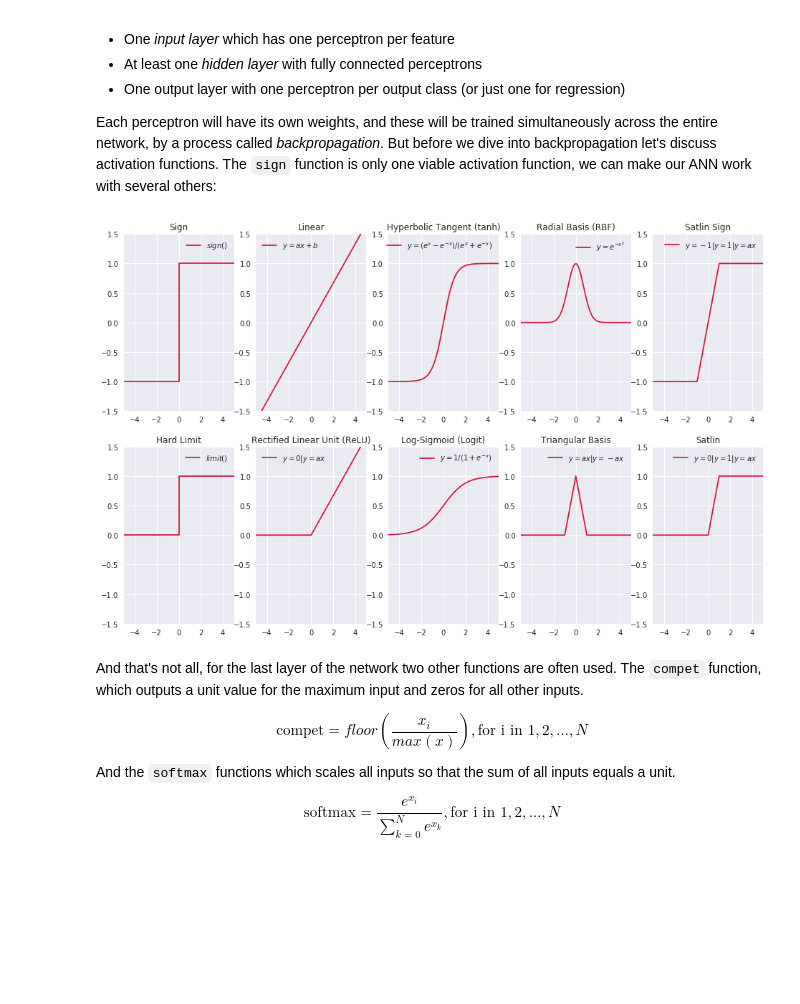
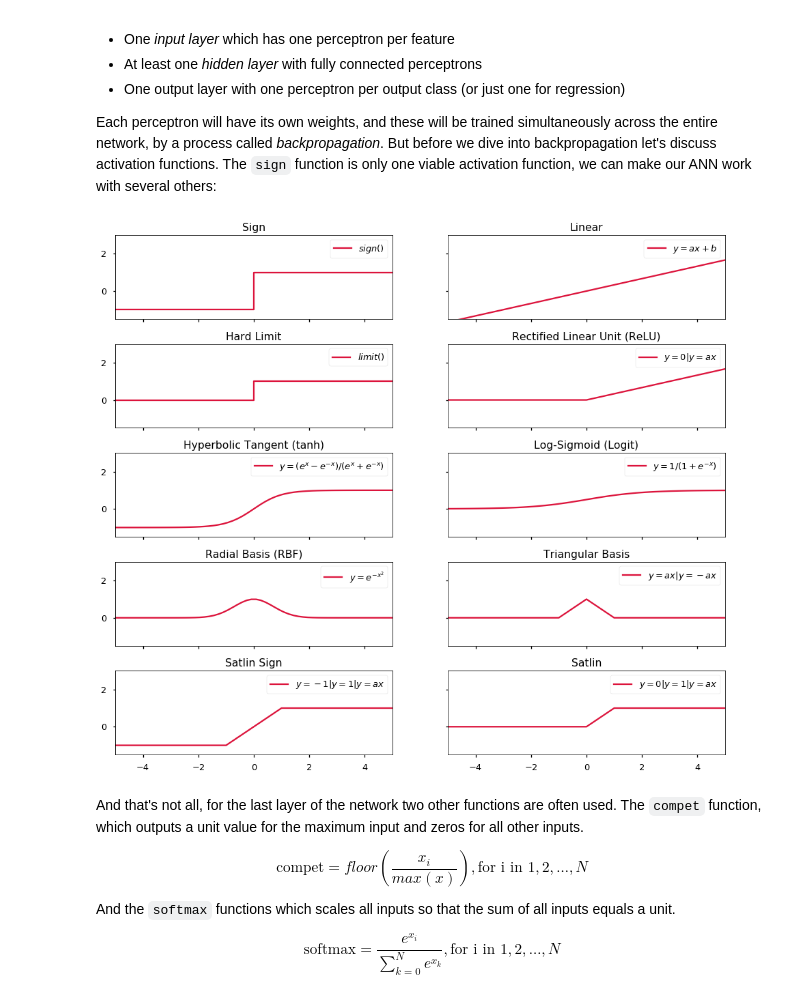
Before and after one commit to grochmal/daml, a Jupyter notebook: sklearn/neural-networks.ipynb, the cells around one changed output. Drawn from its saved outputs; the diff is of its cells as text; code cells hidden in the pictures; blank space fills up the shorter version.

```diff
--- a/sklearn/neural-networks.ipynb
+++ b/sklearn/neural-networks.ipynb
@@ -5,7 +14,6 @@ Michal Grochmal <michal.grochmal@city.ac.uk>
 # %%
-%matplotlib inline
 import numpy as np
 import pandas as pd
 import matplotlib.pyplot as plt
-import seaborn as sns
-sns.set()
+%matplotlib inline
+plt.style.use('seaborn-talk')
@@ -192,8 +219,9 @@ But before we dive into backpropagation let's discuss activation functions.
 The `sign` function is only one viable activation function,
 we can make our ANN work with several others:
 # %%
-fig, ax = plt.subplots(2, 5, figsize=(16, 10))
-ax_size = [-5, 5, -1.5, 1.5]
+fig, ax = plt.subplots(5, 2, figsize=(16, 14), sharey=True, sharex=True)
+ax_size = [-5, 5, -1.5, 3]
+fig.subplots_adjust(hspace=0.3)
 # sign
 x_full = np.linspace(-5, 5, 60)
 x1 = np.linspace(-5, 0, 30)
@@ -225,63 +253,63 @@ ax[1, 1].axis(ax_size)
 ax[1, 1].set_title('Rectified Linear Unit (ReLU)')
 # tanh sigmoid
 y_full = (np.exp(x_full) - np.exp(-x_full))/(np.exp(x_full) + np.exp(-x_full))
-ax[0, 2].plot(x_full, y_full, color='crimson')
-ax[0, 2].legend(['$y = (e^{x} - e^{-x})/(e^{x} + e^{-x})$'])
-ax[0, 2].axis(ax_size)
-ax[0, 2].set_title('Hyperbolic Tangent (tanh)')
+ax[2, 0].plot(x_full, y_full, color='crimson')
+ax[2, 0].legend(['$y = (e^{x} - e^{-x})/(e^{x} + e^{-x})$'])
+ax[2, 0].axis(ax_size)
+ax[2, 0].set_title('Hyperbolic Tangent (tanh)')
 # log sigmoid
 y_full = 1/(1 + np.exp(-x_full))
-ax[1, 2].plot(x_full, y_full, color='crimson')
-ax[1, 2].legend(['$y = 1/(1 + e^{-x})$'])
-ax[1, 2].axis(ax_size)
-ax[1, 2].set_title('Log-Sigmoid (Logit)')
+ax[2, 1].plot(x_full, y_full, color='crimson')
+ax[2, 1].legend(['$y = 1/(1 + e^{-x})$'])
+ax[2, 1].axis(ax_size)
+ax[2, 1].set_title('Log-Sigmoid (Logit)')
 # radial basis
 y_full = np.exp(- x_full*x_full)
-ax[0, 3].plot(x_full, y_full, color='crimson')
-ax[0, 3].legend(['$y = e^{-x^2}$'])
-ax[0, 3].axis(ax_size)
-ax[0, 3].set_title('Radial Basis (RBF)')
+ax[3, 0].plot(x_full, y_full, color='crimson')
+ax[3, 0].legend(['$y = e^{-x^2}$'])
+ax[3, 0].axis(ax_size)
+ax[3, 0].set_title('Radial Basis (RBF)')
 # triangular basis
 x1 = np.linspace(-5, -1, 30)
 x2 = np.linspace(-1, 0, 10)
 x3 = np.linspace(0, 1, 10)
 x4 = np.linspace(1, 5, 30)
 y1 = x1*0
 y2 = x2 + 1
 y3 = 1 - x3
 y4 = x4*0
-ax[1, 3].plot(np.hstack([x1, x2, x3, x4]), np.hstack([y1, y2, y3, y4]), color='crimson')
-ax[1, 3].legend(['$y = ax | y = -ax$'])
-ax[1, 3].axis(ax_size)
-ax[1, 3].set_title('Triangular Basis')
+ax[3, 1].plot(np.hstack([x1, x2, x3, x4]), np.hstack([y1, y2, y3, y4]), color='crimson')
+ax[3, 1].legend(['$y = ax | y = -ax$'])
+ax[3, 1].axis(ax_size)
+ax[3, 1].set_title('Triangular Basis')
 # satlin sign
 x1 = np.linspace(-5, -1, 30)
 x2 = np.linspace(-1, 0, 10)
 x3 = np.linspace(0, 1, 10)
 x4 = np.linspace(1, 5, 30)
 y1 = x1*0 - 1
 y2 = x2
 y3 = x3
 y4 = x4*0 + 1
-ax[0, 4].plot(np.hstack([x1, x2, x3, x4]), np.hstack([y1, y2, y3, y4]), color='crimson')
-ax[0, 4].legend(['$y = -1 | y = 1 | y = ax$'])
-ax[0, 4].axis(ax_size)
-ax[0, 4].set_title('Satlin Sign')
+ax[4, 0].plot(np.hstack([x1, x2, x3, x4]), np.hstack([y1, y2, y3, y4]), color='crimson')
+ax[4, 0].legend(['$y = -1 | y = 1 | y = ax$'])
+ax[4, 0].axis(ax_size)
+ax[4, 0].set_title('Satlin Sign')
 # satlin
 x1 = np.linspace(-5, -1, 30)
 x2 = np.linspace(-1, 0, 10)
 x3 = np.linspace(0, 1, 10)
 x4 = np.linspace(1, 5, 30)
 y1 = x1*0
 y2 = x2*0
 y3 = x3
 y4 = x4*0 + 1
-ax[1, 4].plot(np.hstack([x1, x2, x3, x4]), np.hstack([y1, y2, y3, y4]), color='crimson')
-ax[1, 4].legend(['$y = 0 | y = 1 | y = ax$'])
-ax[1, 4].axis(ax_size)
-ax[1, 4].set_title('Satlin');
+ax[4, 1].plot(np.hstack([x1, x2, x3, x4]), np.hstack([y1, y2, y3, y4]), color='crimson')
+ax[4, 1].legend(['$y = 0 | y = 1 | y = ax$'])
+ax[4, 1].axis(ax_size)
+ax[4, 1].set_title('Satlin');
 # %% [output]
-[figure, old version]
+[figure, new version]
 # %% [markdown]
 And that's not all, for the last layer of the network two other functions are often used.
 The `compet` function, which outputs a unit value for the maximum input and zeros for
```
Also changed, not shown: parts of 34 cells of this notebook, 11 other files.
